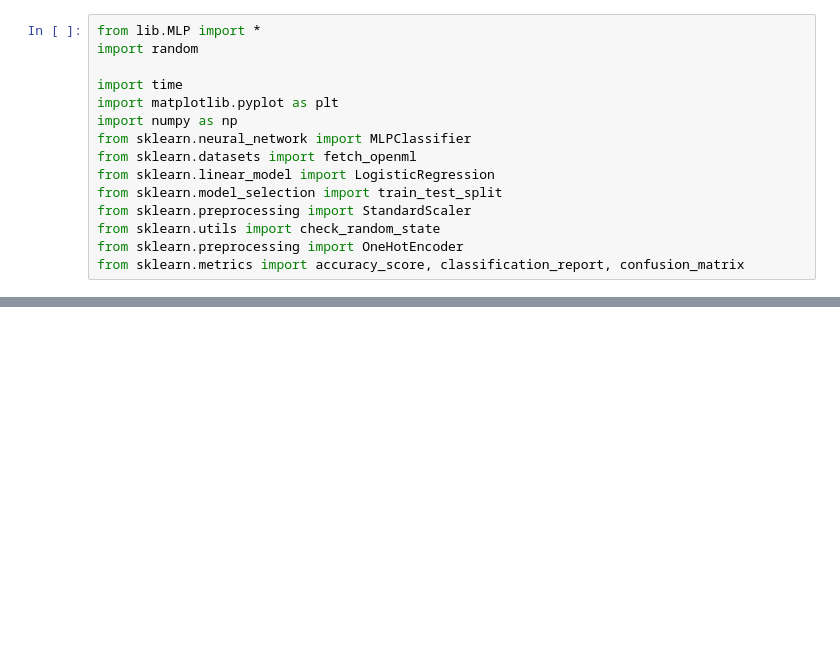
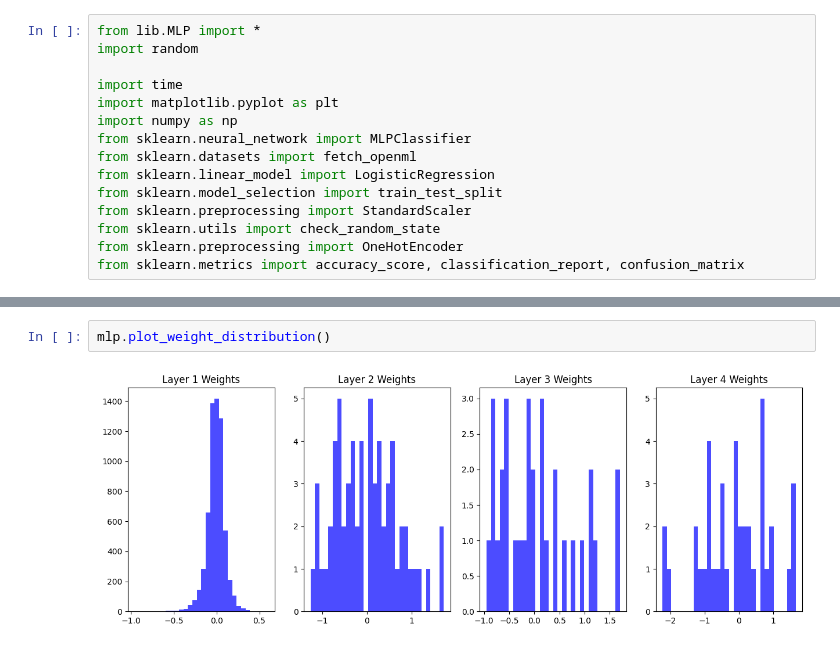
Before and after one commit to miannetopokki/IF3270_Tubes1_MachineLearning, a Jupyter notebook: src/numdiff/main.ipynb, the cells around one changed output, grey strips where cells are left out. Cells and saved outputs as stored; diff of their text form; blank space fills up the shorter version.

```diff
--- a/src/numdiff/main.ipynb
+++ b/src/numdiff/main.ipynb
@@ -57,0 +62,4 @@ mlp.plot_loss()
+# %%
+mlp.plot_weight_distribution()
+# %% [output]
+[figure, added]
```
Also changed, not shown: parts of 5 cells of this notebook, 1 other file.
